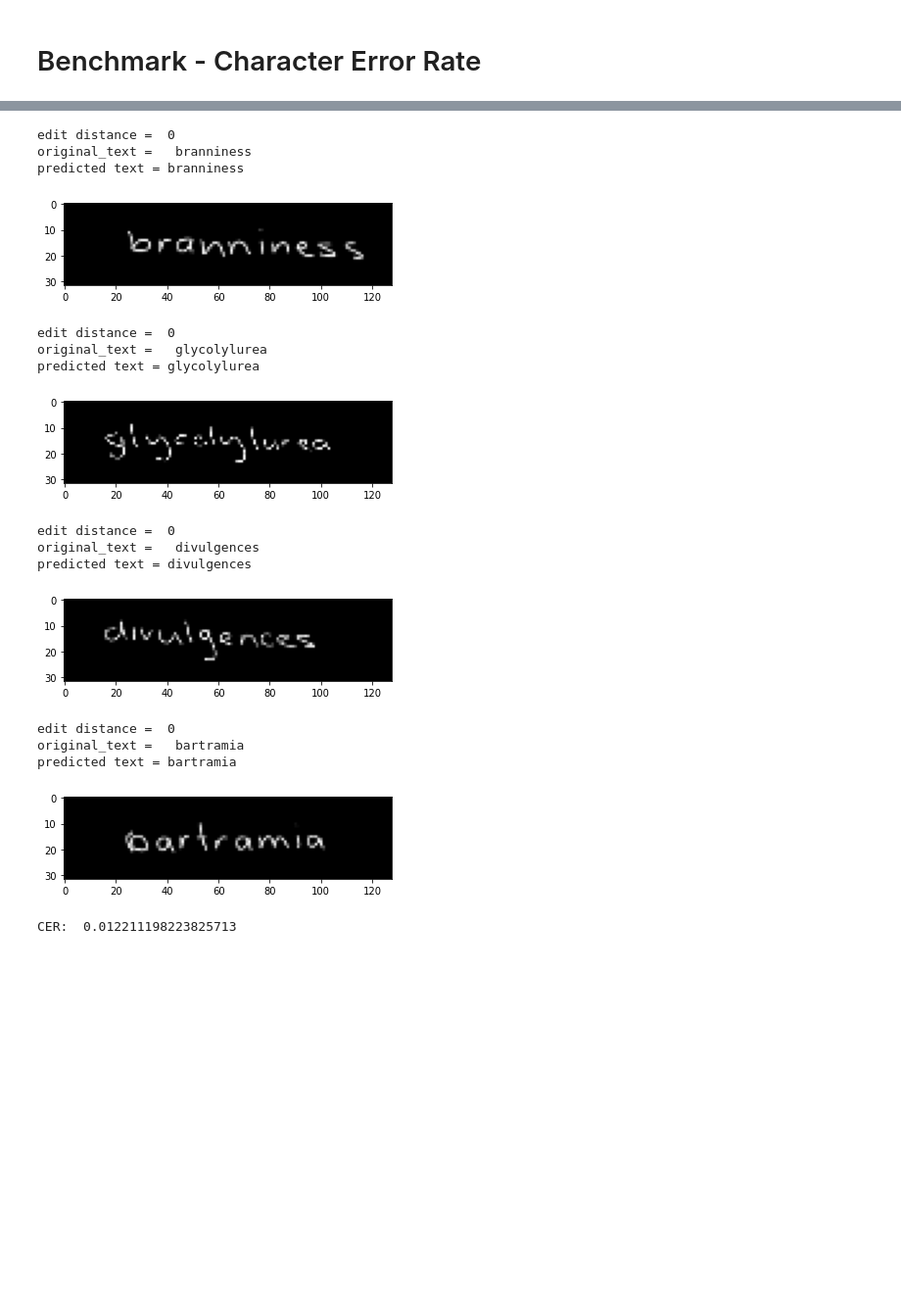
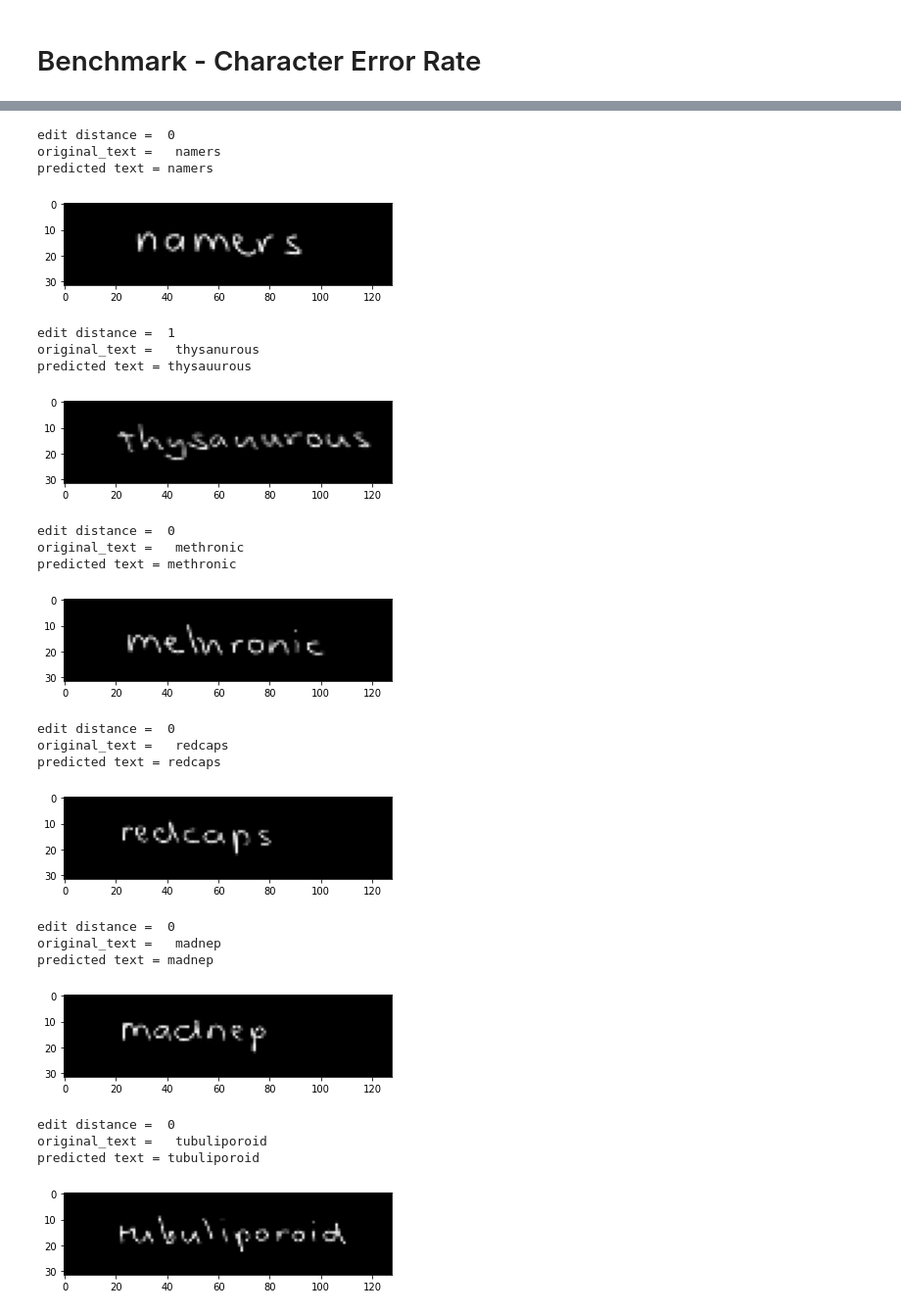
Before and after one commit to kaicong12/CRNN-HandWriting-Recognition, a Jupyter notebook: NewAuthorFromScratch.ipynb, the cells around one changed output, grey strips where cells are left out. Shown at 98% size. Saved outputs shown, nothing was run; the diff lists cells and outputs as text; code cells hidden in the pictures; blank space fills up the shorter version.

```diff
--- a/NewAuthorFromScratch.ipynb
+++ b/NewAuthorFromScratch.ipynb
@@ -285,0 +330,37 @@ Epoch 30: val_loss did not improve from 0.56716
+# %%
+for index, word in enumerate(test_data):
+    image_filepath = word['image_filepath']
+    text = word['text']
+
+    # processing on image
+    img = cv2.imread(image_filepath, cv2.IMREAD_GRAYSCALE)
+
+    try:
+        img = process_image(img)
+    except:
+        raise Exception("Unable to process image")
+
+    # processing on label
+    try:
+        label = encode_to_labels(text)
+    except Exception as e:
+        raise Exception("Unable to process label")
+
+    # added this line to prevent error from CTC computation
+    if len(label) > 31:
+      continue
+
+    test_images.append(img)
+    test_labels.append(label)
+    test_input_length.append(31)
+    test_label_length.append(len(text))
+    test_original_text.append(text)
+# %%
+test_padded_label = pad_sequences(test_labels,
+                             maxlen=MAX_LABEL_LEN,
+                             padding='post',
+                             value=len(CHAR_LIST))
+
+test_images = np.asarray(test_images)
+test_input_length = np.asarray(test_input_length)
+test_label_length = np.asarray(test_label_length)
@@ -311,5 +394,5 @@ ans = levenshtein_distance("kitten", "sitting")
 # %%
-# predict outputs on validation images
+# predict outputs on test images
 act_model.load_weights(filepath)
-prediction = act_model.predict(valid_images)
+prediction = act_model.predict(test_images)
 # %% [output]
@@ -319,48 +402,55 @@ prediction = act_model.predict(valid_images)
 decoded = K.ctc_decode(prediction,
                        input_length=np.ones(prediction.shape[0]) * prediction.shape[1],
                        greedy=True)[0][0]
 
 out = K.get_value(decoded)
 
 total_character = 0
 edit_distance = 0
 # see the results (the lower CER the better)
 for i, x in enumerate(out):
-    original_text = valid_original_text[i]
+    original_text = test_original_text[i]
     letters=''
     for p in x:
         if int(p) != -1:
             letters += CHAR_LIST[int(p)]
             total_character += 1
 
     edit_cost = levenshtein_distance(original_text, letters)
     edit_distance += edit_cost
 
     if i % 1000 == 0:
         print("edit distance = ", edit_cost)
         print("original_text =  ", original_text)
         print("predicted text = ", end = '')
         for p in x:
             if int(p) != -1:
                 print(CHAR_LIST[int(p)], end = '')
-        plt.imshow(valid_images[i].reshape(32,128), cmap=plt.cm.gray)
+        plt.imshow(test_images[i].reshape(32,128), cmap=plt.cm.gray)
         plt.show()
         print('\n')
 # %% [output]
 edit distance =  0
-original_text =   branniness
-predicted text = branniness
+original_text =   namers
+predicted text = namers
-[figure, old version]
+[figure, new version]
-edit distance =  0
-original_text =   glycolylurea
-predicted text = glycolylurea
+edit distance =  1
+original_text =   thysanurous
+predicted text = thysauurous
-[figure, old version]
+[figure, new version]
 edit distance =  0
-original_text =   divulgences
-predicted text = divulgences
+original_text =   methronic
+predicted text = methronic
-[figure, old version]
+[figure, new version]
 edit distance =  0
-original_text =   bartramia
-predicted text = bartramia
+original_text =   redcaps
+predicted text = redcaps
-[figure, old version]
+[figure, new version]
-CER:  0.012211198223825713
+edit distance =  0
+original_text =   madnep
+predicted text = madnep
+[figure, added]
+edit distance =  0
+original_text =   tubuliporoid
+predicted text = tubuliporoid
+[figure, added]
```
Also changed, not shown: parts of 13 cells of this notebook.
